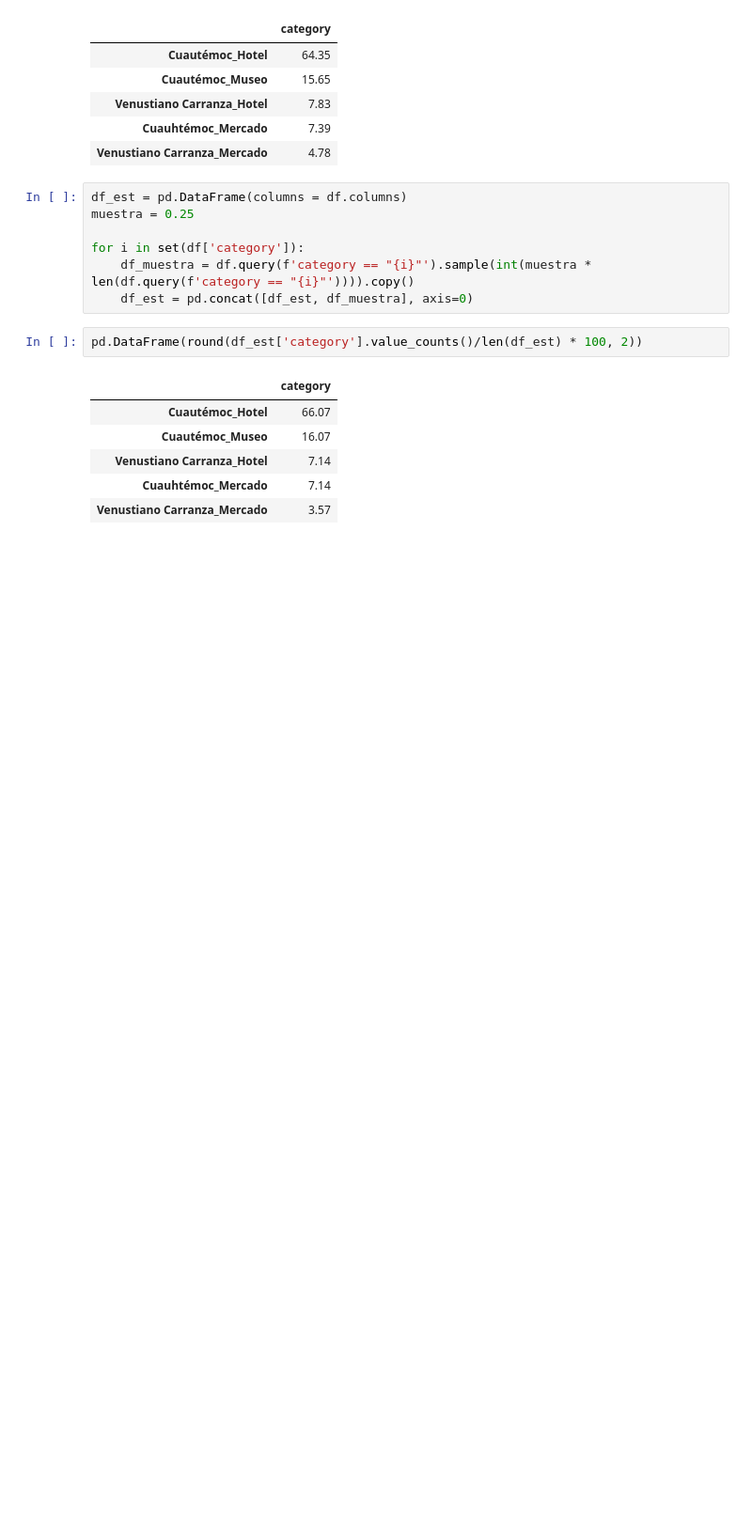
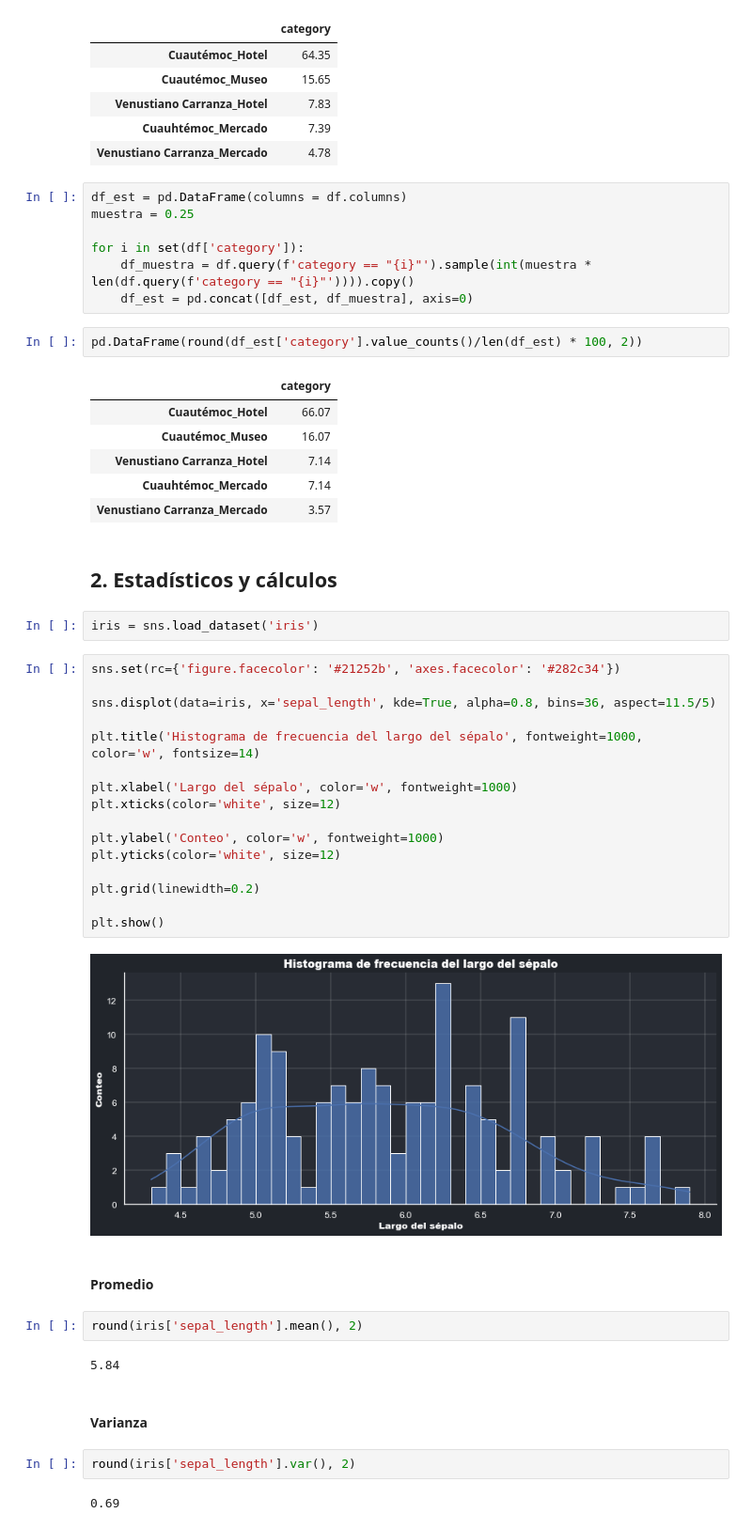
Before and after one commit to JuanFeA98/Estadistica_Probabilidad, a Jupyter notebook: Estadistica_Inferencial/Estadistica Inferencial.ipynb, the cells around one changed output. Shown: that part at 94% size. Saved outputs shown, nothing was run; the diff lists cells and outputs as text; blank space fills up the shorter version.

Commit message:
Estadísticos básicos

```diff
--- a/Estadistica_Inferencial/Estadistica Inferencial.ipynb
+++ b/Estadistica_Inferencial/Estadistica Inferencial.ipynb
@@ -88,3 +85,37 @@ pd.DataFrame(round(df_est['category'].value_counts()/len(df_est) * 100, 2))
 | Venustiano Carranza_Hotel | 7.14 |
 | Cuauhtémoc_Mercado | 7.14 |
 | Venustiano Carranza_Mercado | 3.57 |
+# %% [markdown]
+## **2. Estadísticos y cálculos**
+# %%
+iris = sns.load_dataset('iris')
+# %%
+sns.set(rc={'figure.facecolor': '#21252b', 'axes.facecolor': '#282c34'})
+
+sns.displot(data=iris, x='sepal_length', kde=True, alpha=0.8, bins=36, aspect=11.5/5)
+
+plt.title('Histograma de frecuencia del largo del sépalo', fontweight=1000, color='w', fontsize=14)
+
+plt.xlabel('Largo del sépalo', color='w', fontweight=1000)
+plt.xticks(color='white', size=12)
+
+plt.ylabel('Conteo', color='w', fontweight=1000)
+plt.yticks(color='white', size=12)
+
+plt.grid(linewidth=0.2)
+
+plt.show()
+# %% [output]
+[figure, added]
+# %% [markdown]
+#### **Promedio**
+# %%
+round(iris['sepal_length'].mean(), 2)
+# %% [output]
+5.84
+# %% [markdown]
+#### **Varianza**
+# %%
+round(iris['sepal_length'].var(), 2)
+# %% [output]
+0.69
```
Also changed, not shown: parts of 12 cells of this notebook.
